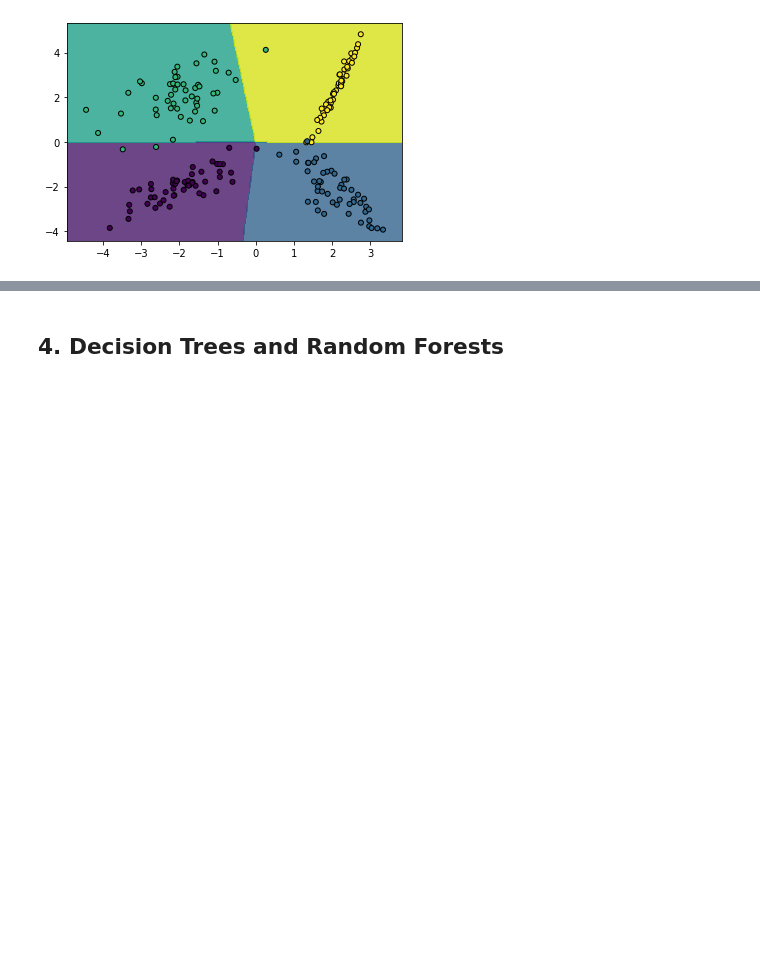
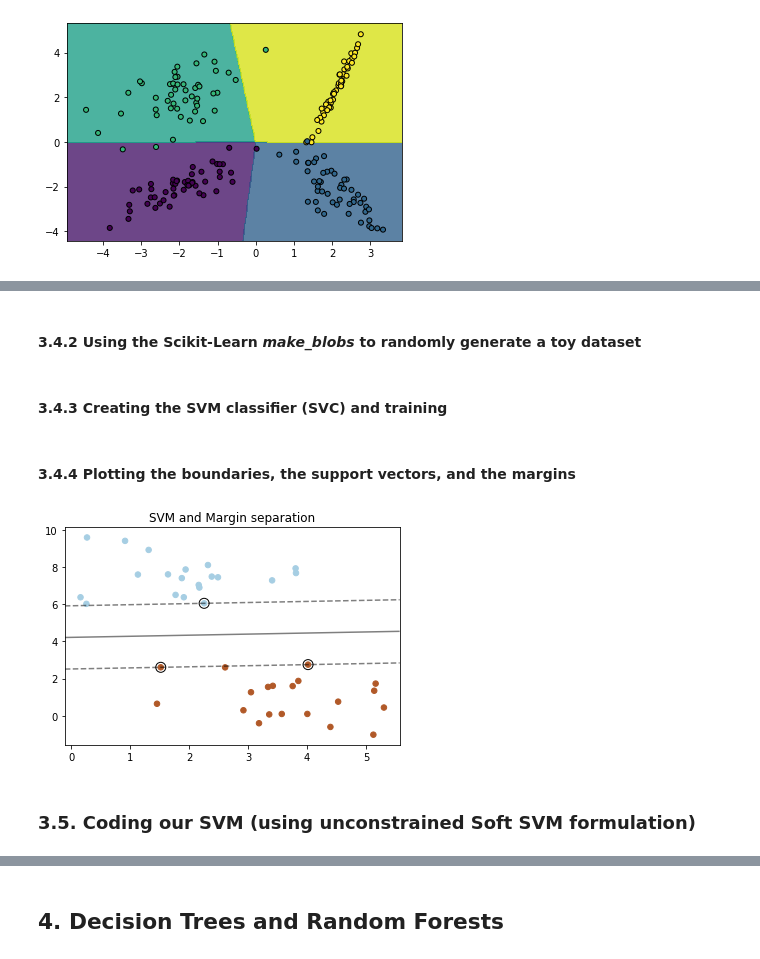
Before and after one commit to Taib/Introduction-to-ML, a Jupyter notebook: Lect_02.ipynb, the cells around one changed output, grey strips where cells are left out. Drawn from its saved outputs; the diff is of its cells as text; code cells hidden in the pictures; blank space fills up the shorter version.

Commit message:
add: linear SVM

```diff
--- a/Lect_02.ipynb
+++ b/Lect_02.ipynb
@@ -645,0 +869,39 @@ Multiclass Logistic Regression: Iter 99, Cost 0.5797514781973065
+# %% [markdown]
+#### 3.4.2 Using the Scikit-Learn *make_blobs* to randomly generate a toy dataset
+# %%
+X, y = make_blobs(n_samples=40, centers=2)
+# %% [markdown]
+#### 3.4.3 Creating the SVM classifier (SVC) and training
+# %%
+clf = svm.SVC(kernel='linear', C=1000)
+clf.fit(X, y)
+# %% [markdown]
+#### 3.4.4 Plotting the boundaries,  the support vectors, and the margins
+# %%
+plt.scatter(X[:, 0], X[:, 1], c=y, s=30, cmap=plt.cm.Paired)
+
+# plot the decision function
+ax = plt.gca()
+xlim = ax.get_xlim()
+ylim = ax.get_ylim()
+
+# create grid to evaluate model
+xx = np.linspace(xlim[0], xlim[1], 30)
+yy = np.linspace(ylim[0], ylim[1], 30)
+YY, XX = np.meshgrid(yy, xx)
+xy = np.vstack([XX.ravel(), YY.ravel()]).T
+Z = clf.decision_function(xy).reshape(XX.shape)
+
+# plot decision boundary and margins
+ax.contour(XX, YY, Z, colors='k', levels=[-1, 0, 1], alpha=0.5,
+           linestyles=['--', '-', '--'])
+# plot support vectors
+ax.scatter(clf.support_vectors_[:, 0], clf.support_vectors_[:, 1], s=100,
+           linewidth=1, facecolors='none', edgecolors='k')
+
+plt.title("SVM and Margin separation")
+plt.show()
+# %% [output]
+[figure, added]
+# %% [markdown]
+### 3.5. Coding our SVM (using unconstrained Soft SVM formulation)
```
Also changed, not shown: parts of 52 cells of this notebook, 3 other files.
